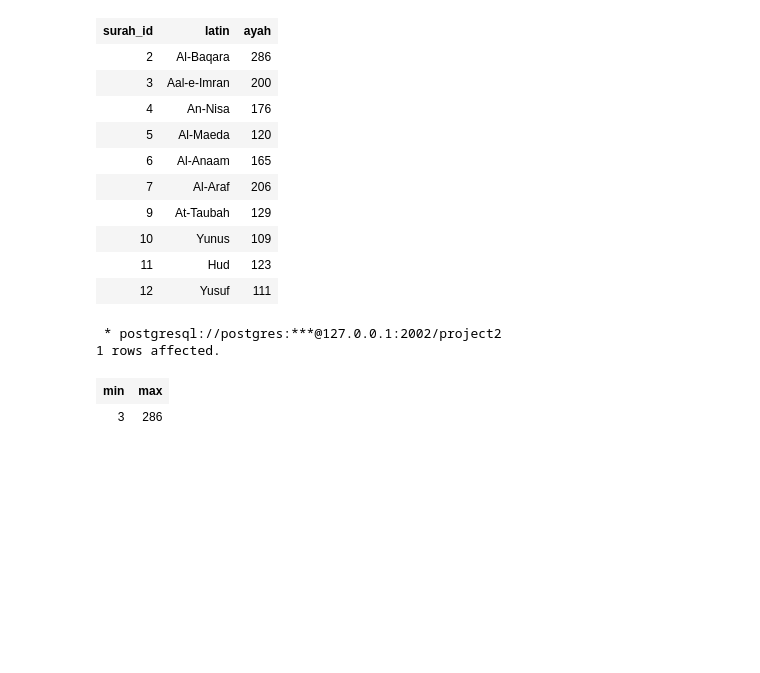
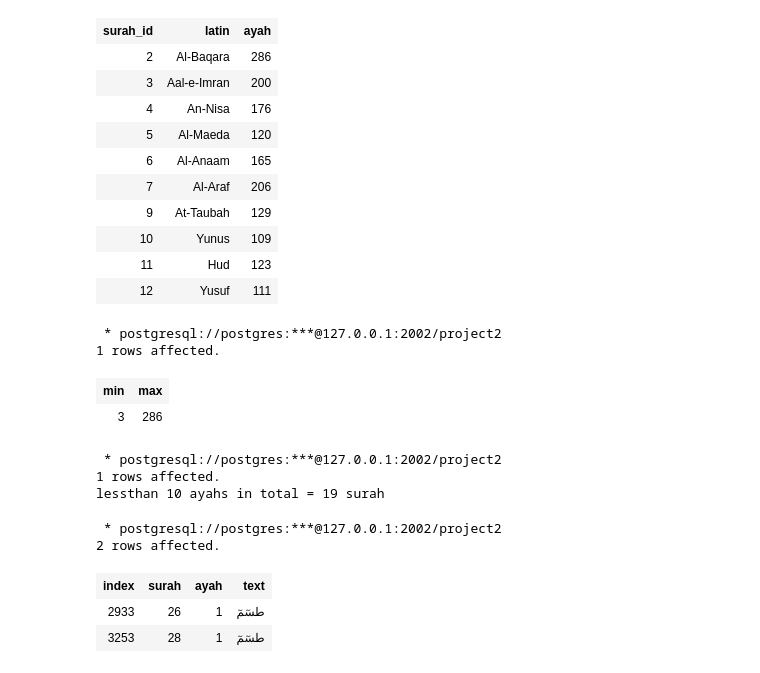
Before and after one commit to samrongboy/Quran-Database-and-Data-Warehouse_-naseem-aidil-rohman, a Jupyter notebook: project.ipynb, the cells around one changed output. Cells and saved outputs as stored; diff of their text form; code cells hidden in the pictures; blank space fills up the shorter version.

```diff
--- a/project.ipynb
+++ b/project.ipynb
@@ -154,3 +152,19 @@ SELECT min(ayah) as min, max(ayah) as max from quran_surah;
 1 rows affected.
 | min | max |
 | 3 | 286 |
+# %%
+ayahmore  = %sql SELECT count(quran_surah),count(1) FROM quran_surah WHERE ayah < '10' ;
+print("lessthan 10 ayahs in total =", ayahmore[0][0],'surah')
+# %% [output]
+ * postgresql://postgres:***@127.0.0.1:2002/project2
+1 rows affected.
+lessthan 10 ayahs in total = 19 surah
+# %%
+%%sql
+SELECT * FROM arabic WHERE arabic.text ='طسٓمٓ'
+# %% [output]
+ * postgresql://postgres:***@127.0.0.1:2002/project2
+2 rows affected.
+| index | surah | ayah | text |
+| 2933 | 26 | 1 | طسٓمٓ |
+| 3253 | 28 | 1 | طسٓمٓ |
```
Also changed, not shown: parts of 6 cells of this notebook.
